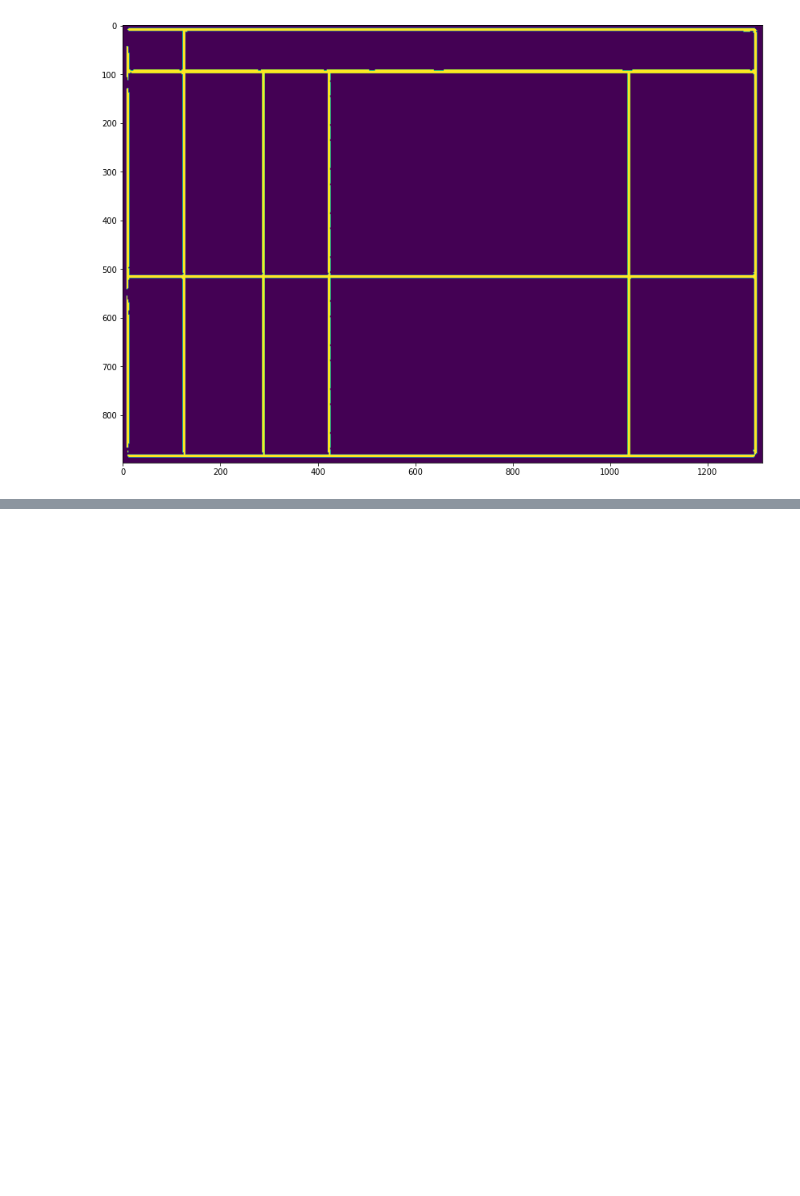
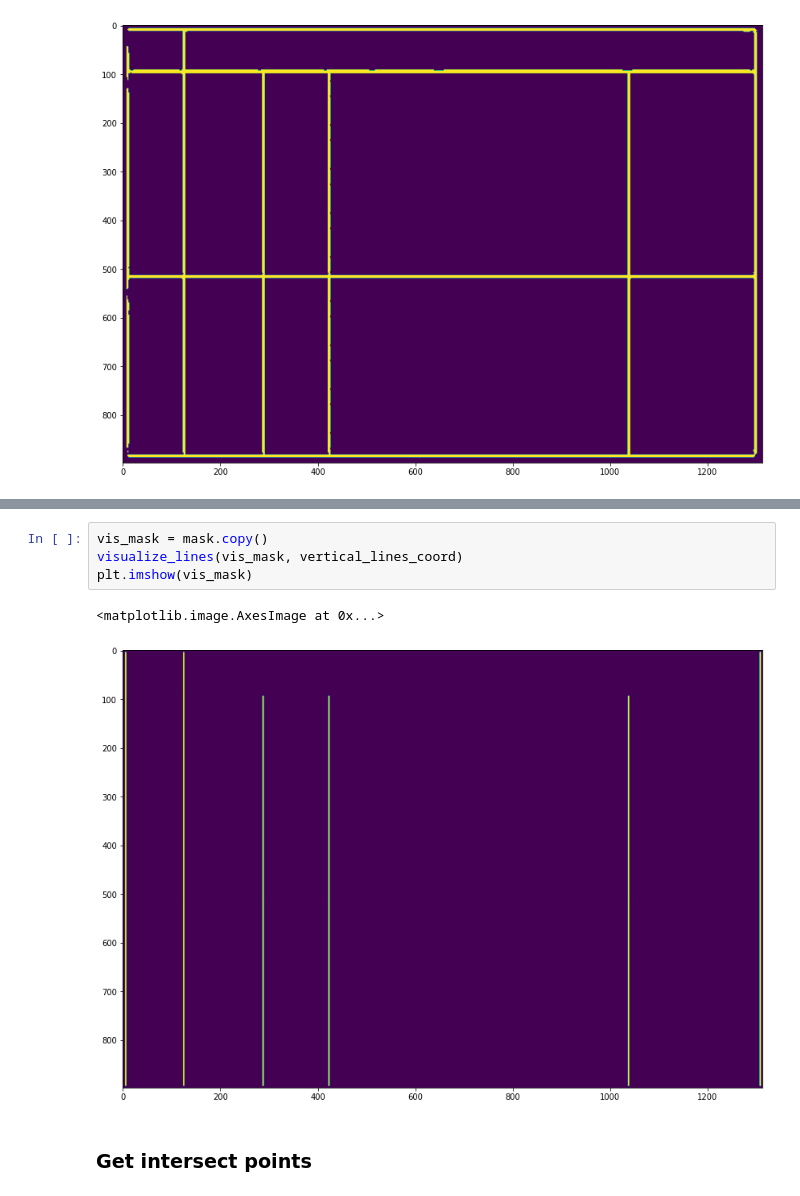
Before and after one commit to sun-asterisk-research/table_reconstruction, a Jupyter notebook: example/example.ipynb, the cells around one changed output, grey strips where cells are left out. Saved outputs shown, nothing was run; the diff lists cells and outputs as text; blank space fills up the shorter version.

```diff
--- a/example/example.ipynb
+++ b/example/example.ipynb
@@ -126,0 +175,9 @@ plt.imshow(mask)
+# %%
+vis_mask = mask.copy()
+visualize_lines(vis_mask, vertical_lines_coord)
+plt.imshow(vis_mask)
+# %% [output]
+<matplotlib.image.AxesImage at 0x...>
+[figure, added]
+# %% [markdown]
+### Get intersect points
```
Also changed, not shown: parts of 17 cells of this notebook, 2 other files.
